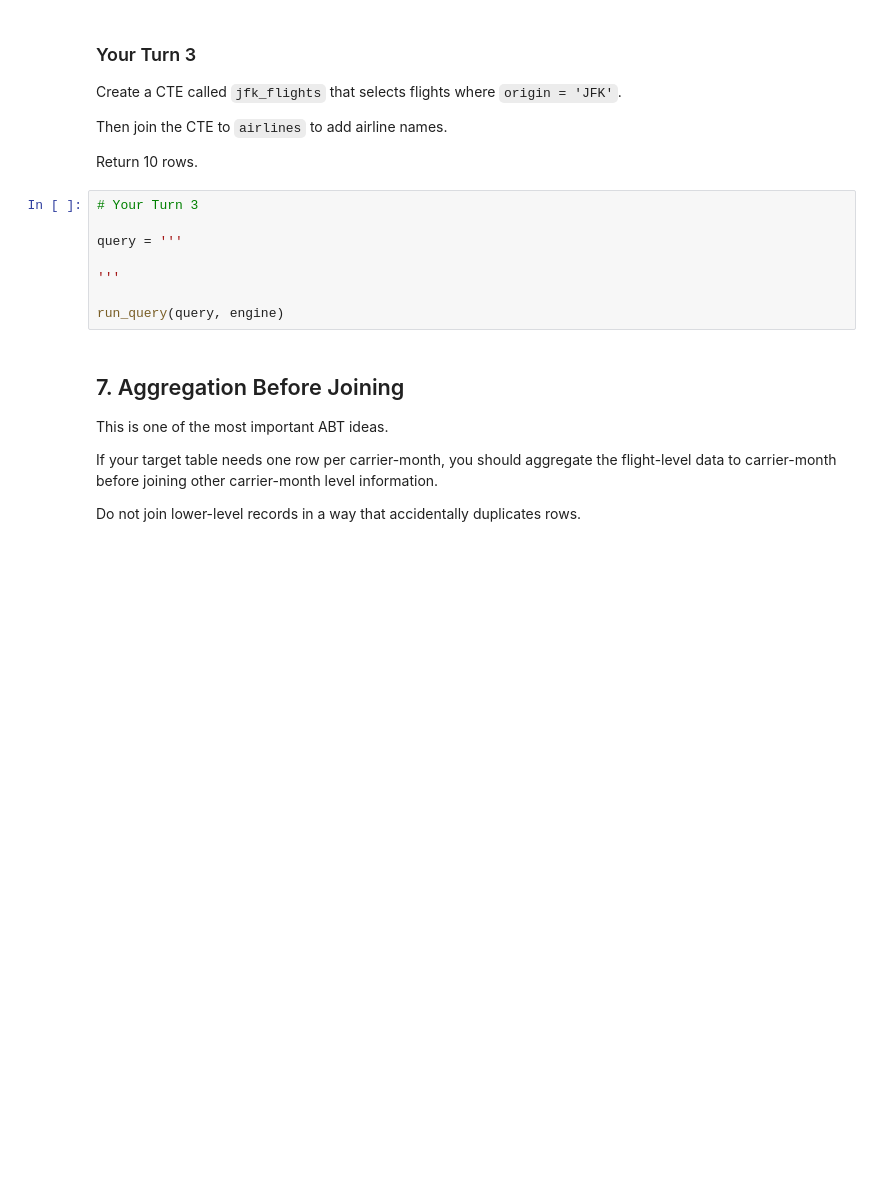
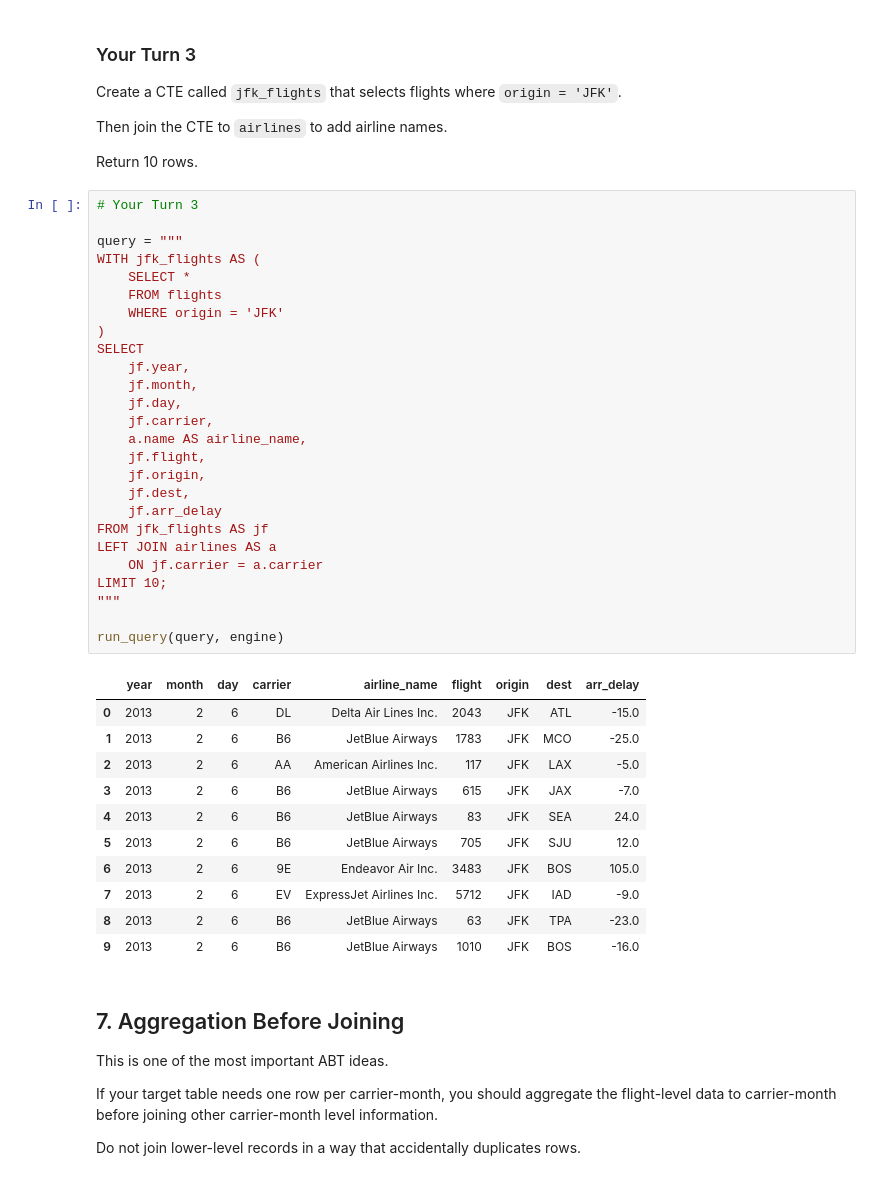
Before and after one commit to atul-utsa/ban6003-w9-10-sql-abt-atul, a Jupyter notebook: notebooks/module10_sql_joins_abt_guided_lab.ipynb, the cells around one changed output. Cells and saved outputs as stored; diff of their text form; blank space fills up the shorter version.

```diff
--- a/notebooks/module10_sql_joins_abt_guided_lab.ipynb
+++ b/notebooks/module10_sql_joins_abt_guided_lab.ipynb
@@ -415,11 +525,41 @@ Return 10 rows.
 # %%
 # Your Turn 3
 
-query = '''
-
-'''
+query = """
+WITH jfk_flights AS (
+    SELECT *
+    FROM flights
+    WHERE origin = 'JFK'
+)
+SELECT
+    jf.year,
+    jf.month,
+    jf.day,
+    jf.carrier,
+    a.name AS airline_name,
+    jf.flight,
+    jf.origin,
+    jf.dest,
+    jf.arr_delay
+FROM jfk_flights AS jf
+LEFT JOIN airlines AS a
+    ON jf.carrier = a.carrier
+LIMIT 10;
+"""
 
 run_query(query, engine)
+# %% [output]
+|  | year | month | day | carrier | airline_name | flight | origin | dest | arr_delay |
+| 0 | 2013 | 2 | 6 | DL | Delta Air Lines Inc. | 2043 | JFK | ATL | -15.0 |
+| 1 | 2013 | 2 | 6 | B6 | JetBlue Airways | 1783 | JFK | MCO | -25.0 |
+| 2 | 2013 | 2 | 6 | AA | American Airlines Inc. | 117 | JFK | LAX | -5.0 |
+| 3 | 2013 | 2 | 6 | B6 | JetBlue Airways | 615 | JFK | JAX | -7.0 |
+| 4 | 2013 | 2 | 6 | B6 | JetBlue Airways | 83 | JFK | SEA | 24.0 |
+| 5 | 2013 | 2 | 6 | B6 | JetBlue Airways | 705 | JFK | SJU | 12.0 |
+| 6 | 2013 | 2 | 6 | 9E | Endeavor Air Inc. | 3483 | JFK | BOS | 105.0 |
+| 7 | 2013 | 2 | 6 | EV | ExpressJet Airlines Inc. | 5712 | JFK | IAD | -9.0 |
+| 8 | 2013 | 2 | 6 | B6 | JetBlue Airways | 63 | JFK | TPA | -23.0 |
+| 9 | 2013 | 2 | 6 | B6 | JetBlue Airways | 1010 | JFK | BOS | -16.0 |
 # %% [markdown]
 ## 7. Aggregation Before Joining
 
```
Also changed, not shown: parts of 34 cells of this notebook, 2 other files.
